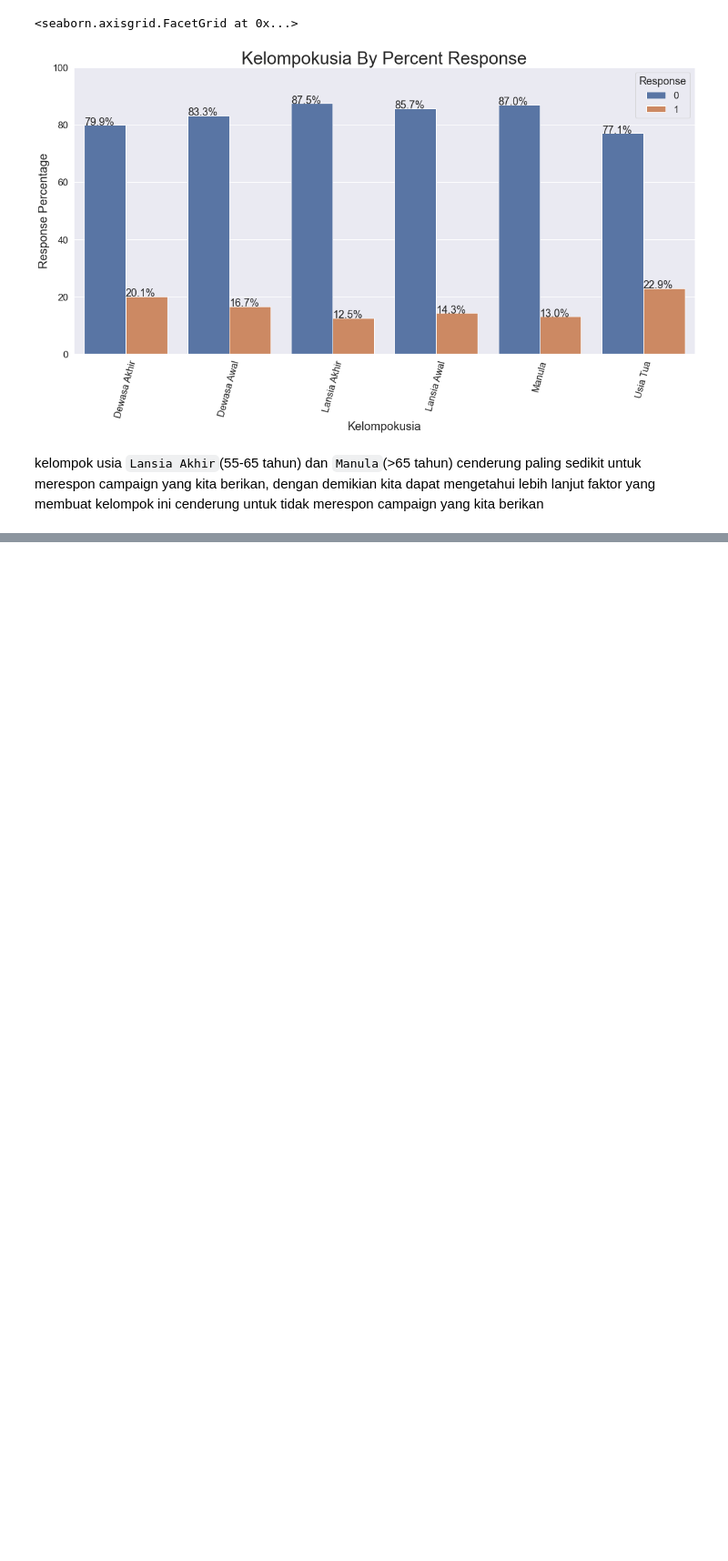
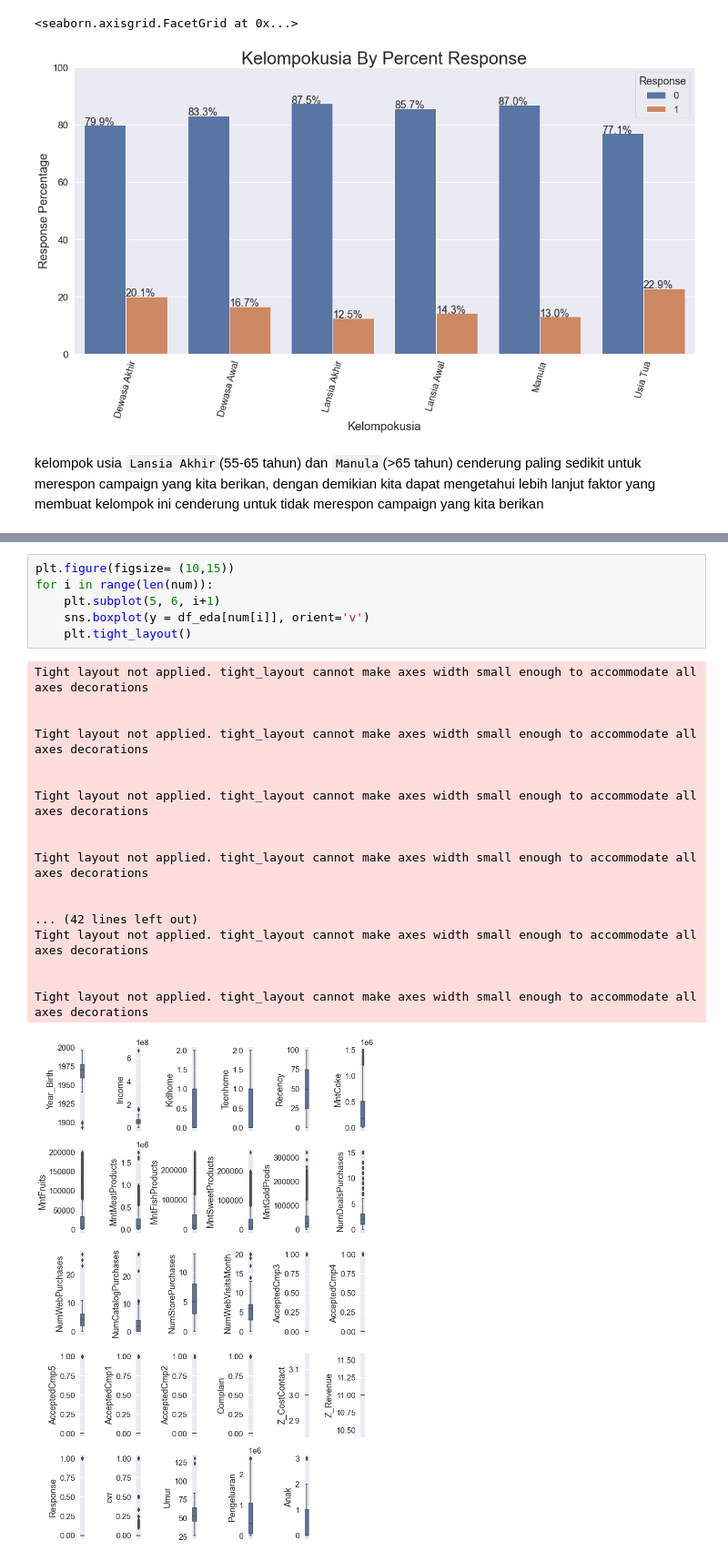
Before and after one commit to Hana5i/Predict-Customer-Personality-to-Boost-Marketing-Campaign-by-Using-Machine-Learning, a Jupyter notebook: Predict Personality Customer.ipynb, the cells around one changed output, grey strips where cells are left out. Shown at 91% size. Drawn from its saved outputs; the diff is of its cells as text; blank space fills up the shorter version.

```diff
--- a/Predict Personality Customer.ipynb
+++ b/Predict Personality Customer.ipynb
@@ -226,0 +262,25 @@ kelompok usia `Lansia Akhir`(55-65 tahun) dan `Manula`(>65 tahun) cenderung pali
+# %%
+plt.figure(figsize= (10,15))
+for i in range(len(num)):
+    plt.subplot(5, 6, i+1)
+    sns.boxplot(y = df_eda[num[i]], orient='v')
+    plt.tight_layout()
+# %% [output]
+Tight layout not applied. tight_layout cannot make axes width small enough to accommodate all axes decorations
+
+
+Tight layout not applied. tight_layout cannot make axes width small enough to accommodate all axes decorations
+
+
+Tight layout not applied. tight_layout cannot make axes width small enough to accommodate all axes decorations
+
+
+Tight layout not applied. tight_layout cannot make axes width small enough to accommodate all axes decorations
+
+
+... (42 lines left out)
+Tight layout not applied. tight_layout cannot make axes width small enough to accommodate all axes decorations
+
+
+Tight layout not applied. tight_layout cannot make axes width small enough to accommodate all axes decorations
+[figure, added]
```
Also changed, not shown: parts of 38 cells of this notebook.
